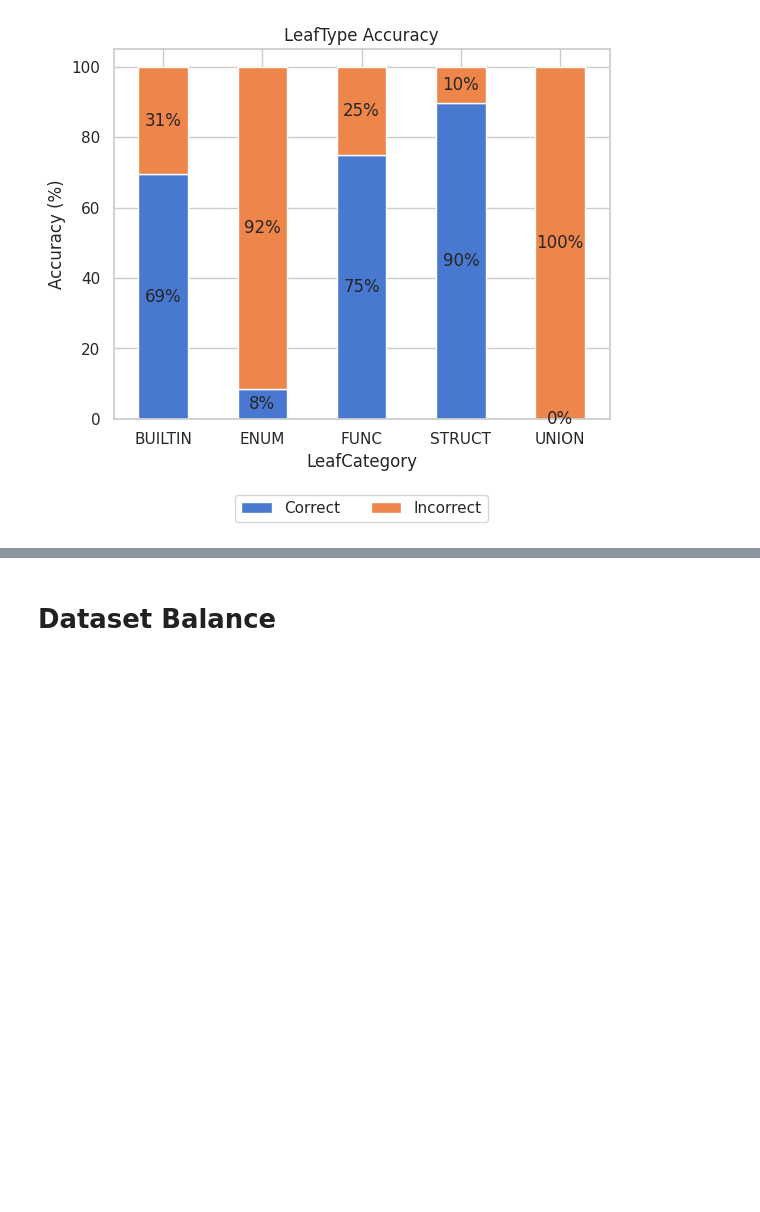
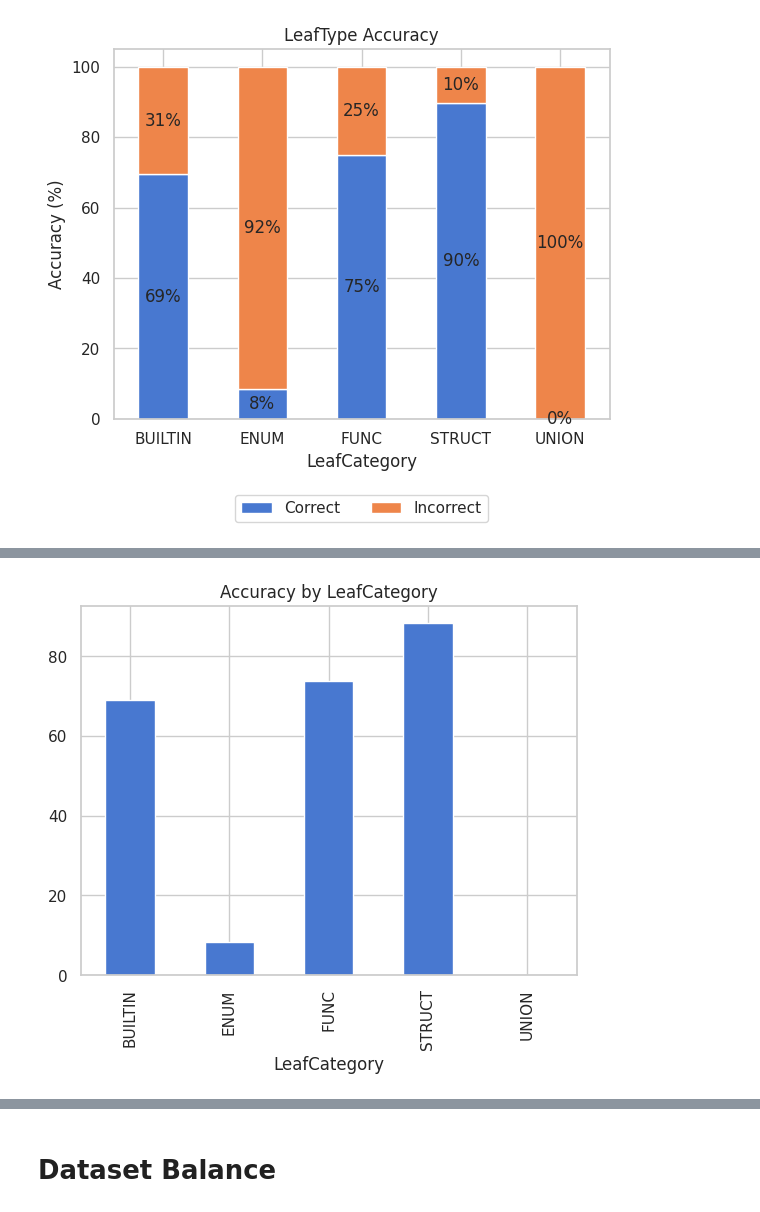
Before and after one commit to lasserre/datatype-recovery-experiments, a Jupyter notebook: notebooks/eval_NEW_ENCODING.ipynb, the cells around one changed output, grey strips where cells are left out. Drawn from its saved outputs; the diff is of its cells as text; code cells hidden in the pictures; blank space fills up the shorter version.

```diff
--- a/notebooks/eval_NEW_ENCODING.ipynb
+++ b/notebooks/eval_NEW_ENCODING.ipynb
@@ -221,0 +221,5 @@ len(mdf)
+# %%
+ax = mdf.groupby('LeafCategory').apply(lambda gb: gb.Correct.sum()/len(gb)*100).plot(kind='bar',
+    title='Accuracy by LeafCategory')
+# %% [output]
+[figure, added]
```
Also changed, not shown: parts of 32 cells of this notebook, 1 other file.
